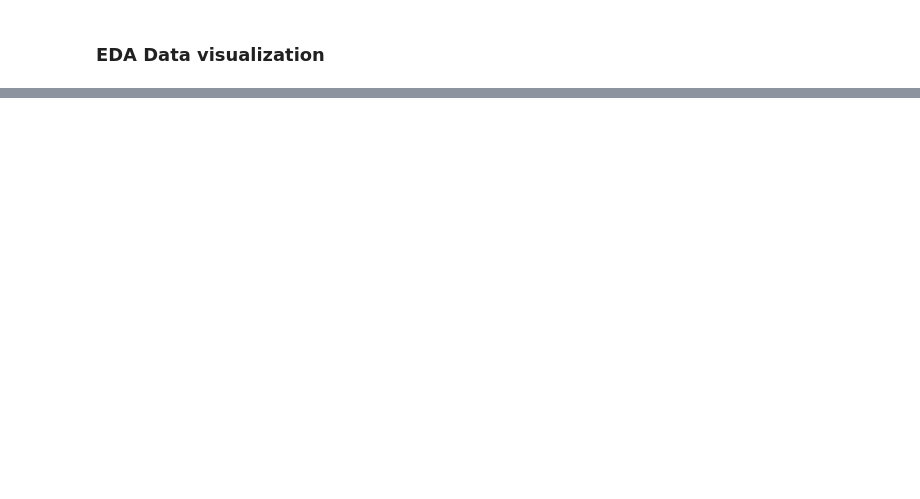
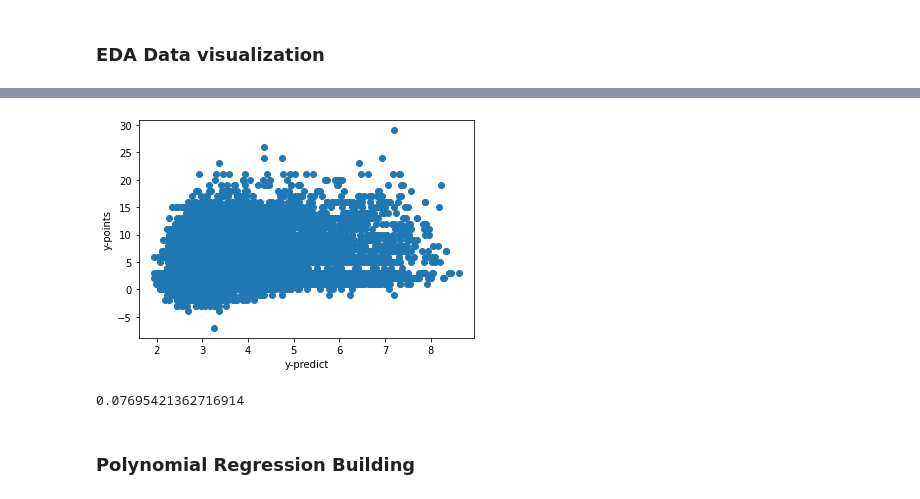
Before and after one commit to yying1/Py_personal, a Jupyter notebook: fpl/FPL_Data_Project.ipynb, the cells around one changed output, grey strips where cells are left out. Drawn from its saved outputs; the diff is of its cells as text; code cells hidden in the pictures; blank space fills up the shorter version.

```diff
--- a/fpl/FPL_Data_Project.ipynb
+++ b/fpl/FPL_Data_Project.ipynb
@@ -160,0 +190,22 @@ plt.show()
+# %%
+# build this function to calculate points & minutes of previous weeks in the season, not that for elment must use eq() or it will return 0
+def calculate_points(season,gw,player):
+    df_temp = df_gw_all[(df_gw_all['season']==season) & (df_gw_all['GW'].astype(int)<int(gw)) & df_gw_all['element'].eq(int(player))][['total_points']]
+    df_temp
+    return df_temp['total_points'].sum()
+
+def calculate_mins(season,gw,player):
+    df_temp = df_gw_all[(df_gw_all['season']==season) & (df_gw_all['GW'].astype(int)<int(gw)) & df_gw_all['element'].eq(int(player))][['minutes']]
+    df_temp
+    return df_temp['minutes'].sum()
+
+#calculate_points('2016-17',10,77) test with AZP, return 37, which is correct
+# %%
+#calculating total points an minutes from past. This will take a long time
+for i in range(0, df_all_nw.shape[0]):
+   # get row contents as series using iloc{] and index position of row
+    rowSeries = df_all_nw.iloc[i]
+    # collect gameweek,season,player data for functions
+    season,gw,player = rowSeries[0],rowSeries[1],rowSeries[2]
+    df_all_nw.at[i,'total_points_past'] = calculate_points(season,gw,player)
+    df_all_nw.at[i,'minutes_past'] = calculate_mins(season,gw,player)
@@ -160,0 +318,19 @@ plt.show()
+# %%
+#https://www.analyticsvidhya.com/blog/2021/02/build-your-first-linear-regression-machine-learning-model/
+linreg = linear_model.LinearRegression()
+linreg.fit(X, Y)
+y_pred = linreg.predict(X)
+plt.scatter(y_pred, Y)
+##plt.plot(y_pred, Y)
+plt.xlabel('y-predict')
+plt.ylabel('y-points')
+plt.show()
+# %% [output]
+[figure, added]
+# %%
+# R-squared at 0.077
+linreg.score(X, Y)
+# %% [output]
+0.07695421362716914
+# %% [markdown]
+### Polynomial Regression Building
```
Also changed, not shown: parts of 32 cells of this notebook, 2 other files.
